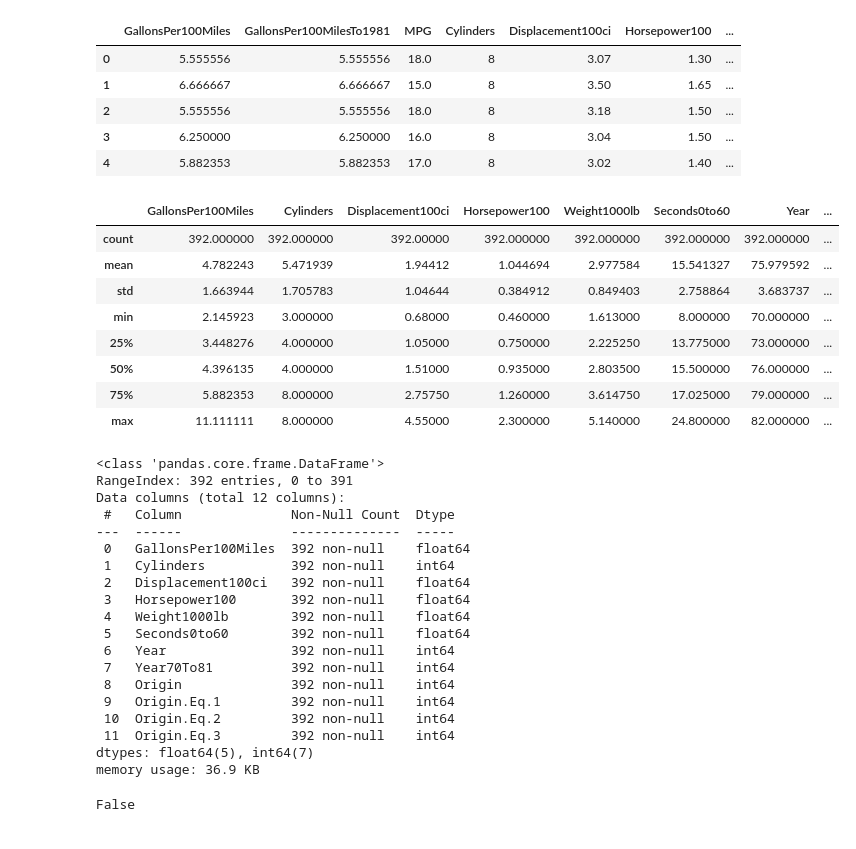
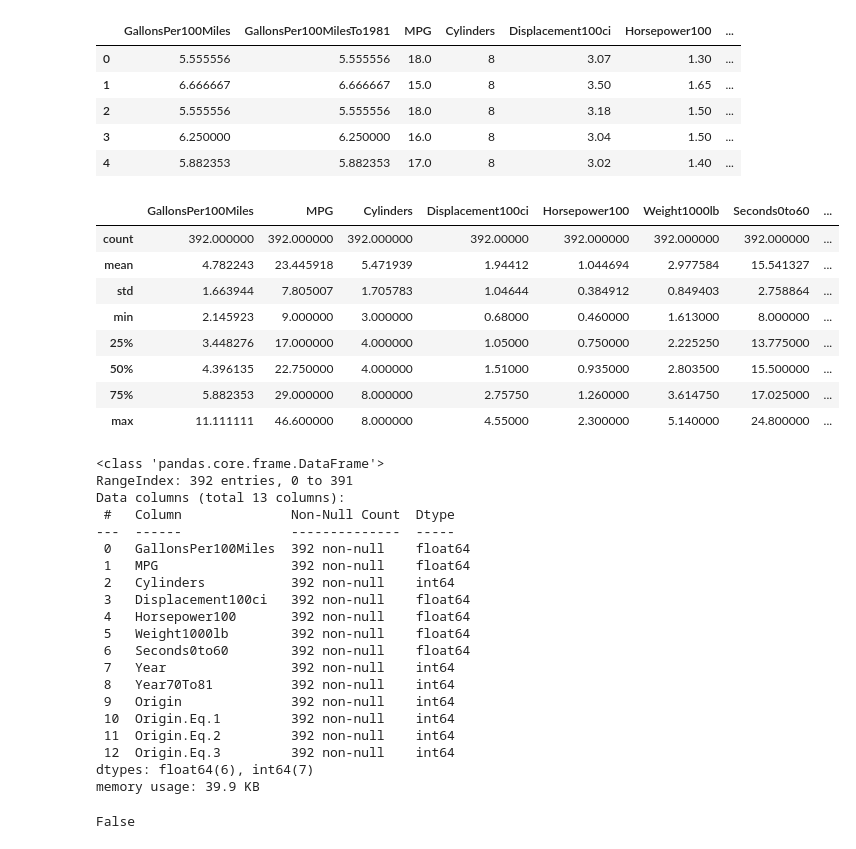
Before and after one commit to gibanator/assignment_3, a Jupyter notebook: lin_reg_gg.ipynb, the cells around one changed output. Cells and saved outputs as stored; diff of their text form; code cells hidden in the pictures.

```diff
--- a/lin_reg_gg.ipynb
+++ b/lin_reg_gg.ipynb
@@ -21,40 +21,41 @@ df.head()
 | 3 | 6.250000 | 6.250000 | 16.0 | 8 | 3.04 | 1.50 | ... |
 | 4 | 5.882353 | 5.882353 | 17.0 | 8 | 3.02 | 1.40 | ... |
 # %%
-df = df.drop(['GallonsPer100MilesTo1981', 'MPG', 'Name'], axis=1)
+df = df.drop(['GallonsPer100MilesTo1981', 'Name'], axis=1)
 df.describe()
 # %% [output]
-|  | GallonsPer100Miles | Cylinders | Displacement100ci | Horsepower100 | Weight1000lb | Seconds0to60 | Year | ... |
-| count | 392.000000 | 392.000000 | 392.00000 | 392.000000 | 392.000000 | 392.000000 | 392.000000 | ... |
-| mean | 4.782243 | 5.471939 | 1.94412 | 1.044694 | 2.977584 | 15.541327 | 75.979592 | ... |
-| std | 1.663944 | 1.705783 | 1.04644 | 0.384912 | 0.849403 | 2.758864 | 3.683737 | ... |
-| min | 2.145923 | 3.000000 | 0.68000 | 0.460000 | 1.613000 | 8.000000 | 70.000000 | ... |
-| 25% | 3.448276 | 4.000000 | 1.05000 | 0.750000 | 2.225250 | 13.775000 | 73.000000 | ... |
-| 50% | 4.396135 | 4.000000 | 1.51000 | 0.935000 | 2.803500 | 15.500000 | 76.000000 | ... |
-| 75% | 5.882353 | 8.000000 | 2.75750 | 1.260000 | 3.614750 | 17.025000 | 79.000000 | ... |
-| max | 11.111111 | 8.000000 | 4.55000 | 2.300000 | 5.140000 | 24.800000 | 82.000000 | ... |
+|  | GallonsPer100Miles | MPG | Cylinders | Displacement100ci | Horsepower100 | Weight1000lb | Seconds0to60 | ... |
+| count | 392.000000 | 392.000000 | 392.000000 | 392.00000 | 392.000000 | 392.000000 | 392.000000 | ... |
+| mean | 4.782243 | 23.445918 | 5.471939 | 1.94412 | 1.044694 | 2.977584 | 15.541327 | ... |
+| std | 1.663944 | 7.805007 | 1.705783 | 1.04644 | 0.384912 | 0.849403 | 2.758864 | ... |
+| min | 2.145923 | 9.000000 | 3.000000 | 0.68000 | 0.460000 | 1.613000 | 8.000000 | ... |
+| 25% | 3.448276 | 17.000000 | 4.000000 | 1.05000 | 0.750000 | 2.225250 | 13.775000 | ... |
+| 50% | 4.396135 | 22.750000 | 4.000000 | 1.51000 | 0.935000 | 2.803500 | 15.500000 | ... |
+| 75% | 5.882353 | 29.000000 | 8.000000 | 2.75750 | 1.260000 | 3.614750 | 17.025000 | ... |
+| max | 11.111111 | 46.600000 | 8.000000 | 4.55000 | 2.300000 | 5.140000 | 24.800000 | ... |
 # %%
 df.info()
 # %% [output]
 <class 'pandas.core.frame.DataFrame'>
 RangeIndex: 392 entries, 0 to 391
-Data columns (total 12 columns):
+Data columns (total 13 columns):
  #   Column              Non-Null Count  Dtype
 ---  ------              --------------  -----
  0   GallonsPer100Miles  392 non-null    float64
- 1   Cylinders           392 non-null    int64
- 2   Displacement100ci   392 non-null    float64
- 3   Horsepower100       392 non-null    float64
- 4   Weight1000lb        392 non-null    float64
- 5   Seconds0to60        392 non-null    float64
- 6   Year                392 non-null    int64
- 7   Year70To81          392 non-null    int64
- 8   Origin              392 non-null    int64
- 9   Origin.Eq.1         392 non-null    int64
- 10  Origin.Eq.2         392 non-null    int64
- 11  Origin.Eq.3         392 non-null    int64
-dtypes: float64(5), int64(7)
-memory usage: 36.9 KB
+ 1   MPG                 392 non-null    float64
+ 2   Cylinders           392 non-null    int64
+ 3   Displacement100ci   392 non-null    float64
+ 4   Horsepower100       392 non-null    float64
+ 5   Weight1000lb        392 non-null    float64
+ 6   Seconds0to60        392 non-null    float64
+ 7   Year                392 non-null    int64
+ 8   Year70To81          392 non-null    int64
+ 9   Origin              392 non-null    int64
+ 10  Origin.Eq.1         392 non-null    int64
+ 11  Origin.Eq.2         392 non-null    int64
+ 12  Origin.Eq.3         392 non-null    int64
+dtypes: float64(6), int64(7)
+memory usage: 39.9 KB
 # %%
 df.isnull().values.any()
 # %% [output]
```
Also changed, not shown: parts of 16 cells of this notebook.
